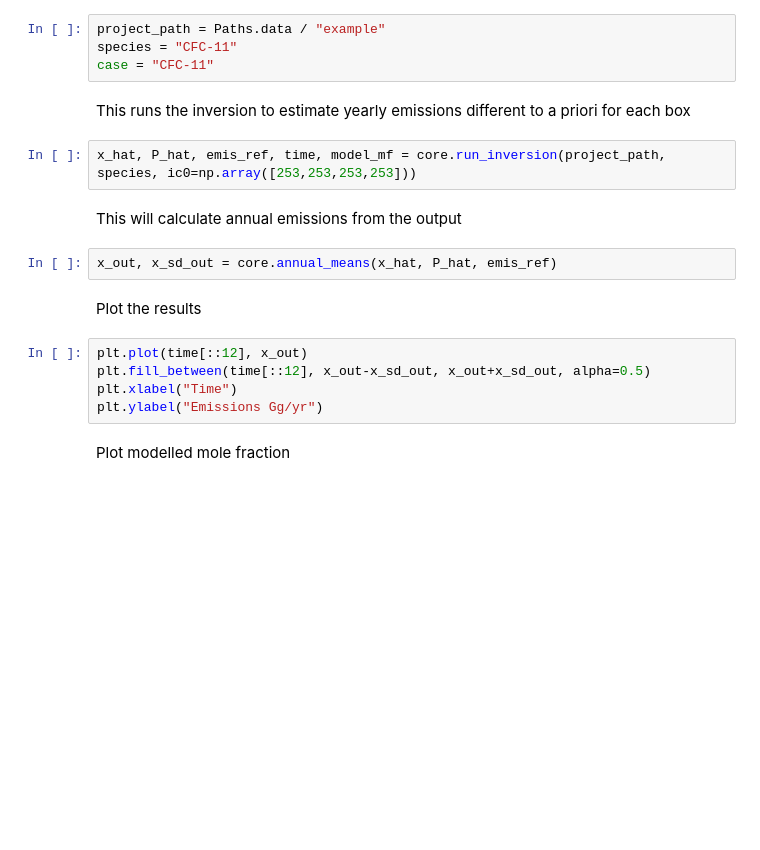
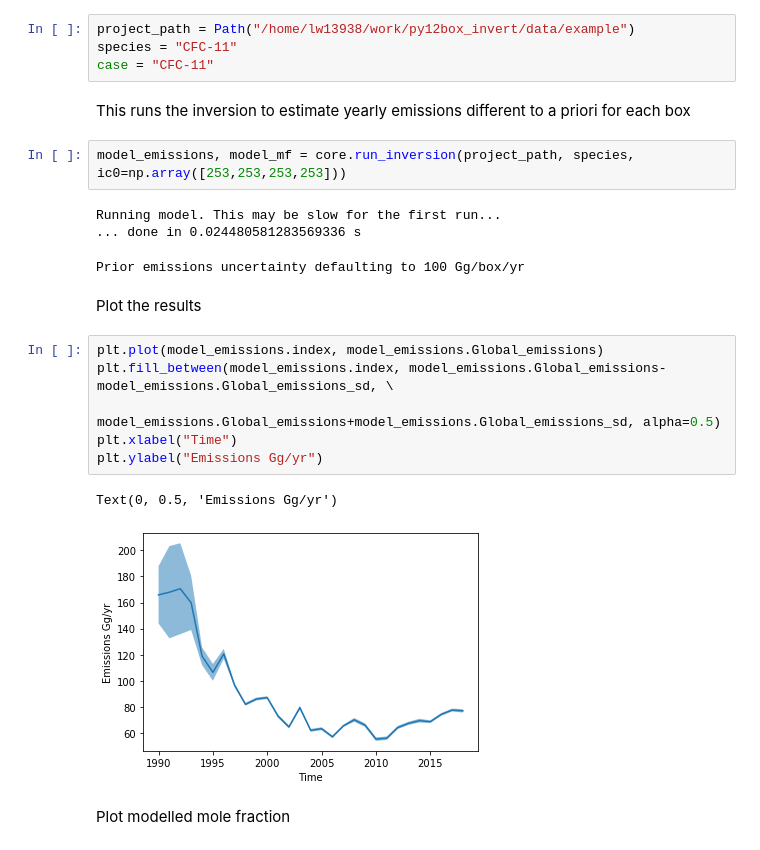
Before and after one commit to mrghg/py12box_invert, a Jupyter notebook: notebooks/example_run.ipynb, the cells around one changed output. Cells and saved outputs as stored; diff of their text form; blank space fills up the shorter version.

Commit message:
now outputs 2 dfs, annual emissions and mfs

```diff
--- a/notebooks/example_run.ipynb
+++ b/notebooks/example_run.ipynb
@@ -13,22 +9,26 @@ from py12box_invert.paths import Paths
 # %%
-project_path = Paths.data / "example"
+project_path = Path("/home/lw13938/work/py12box_invert/data/example")
 species = "CFC-11"
 case = "CFC-11"
 # %% [markdown]
 This runs the inversion to estimate yearly emissions different to a priori for each box
 # %%
-x_hat, P_hat, emis_ref, time, model_mf = core.run_inversion(project_path, species, ic0=np.array([253,253,253,253]))
+model_emissions, model_mf = core.run_inversion(project_path, species, ic0=np.array([253,253,253,253]))
+# %% [output]
+Running model. This may be slow for the first run...
+... done in 0.024480581283569336 s
+Prior emissions uncertainty defaulting to 100 Gg/box/yr
-# %% [markdown]
-This will calculate annual emissions from the output
-# %%
-x_out, x_sd_out = core.annual_means(x_hat, P_hat, emis_ref)
 # %% [markdown]
 Plot the results
 # %%
-plt.plot(time[::12], x_out)
-plt.fill_between(time[::12], x_out-x_sd_out, x_out+x_sd_out, alpha=0.5)
+plt.plot(model_emissions.index, model_emissions.Global_emissions)
+plt.fill_between(model_emissions.index, model_emissions.Global_emissions-model_emissions.Global_emissions_sd, \
+                 model_emissions.Global_emissions+model_emissions.Global_emissions_sd, alpha=0.5)
 plt.xlabel("Time")
 plt.ylabel("Emissions Gg/yr")
+# %% [output]
+Text(0, 0.5, 'Emissions Gg/yr')
+[figure, added]
 # %% [markdown]
 Plot modelled mole fraction
 # %%
```
Also changed, not shown: parts of 3 cells of this notebook, 1 other file.
